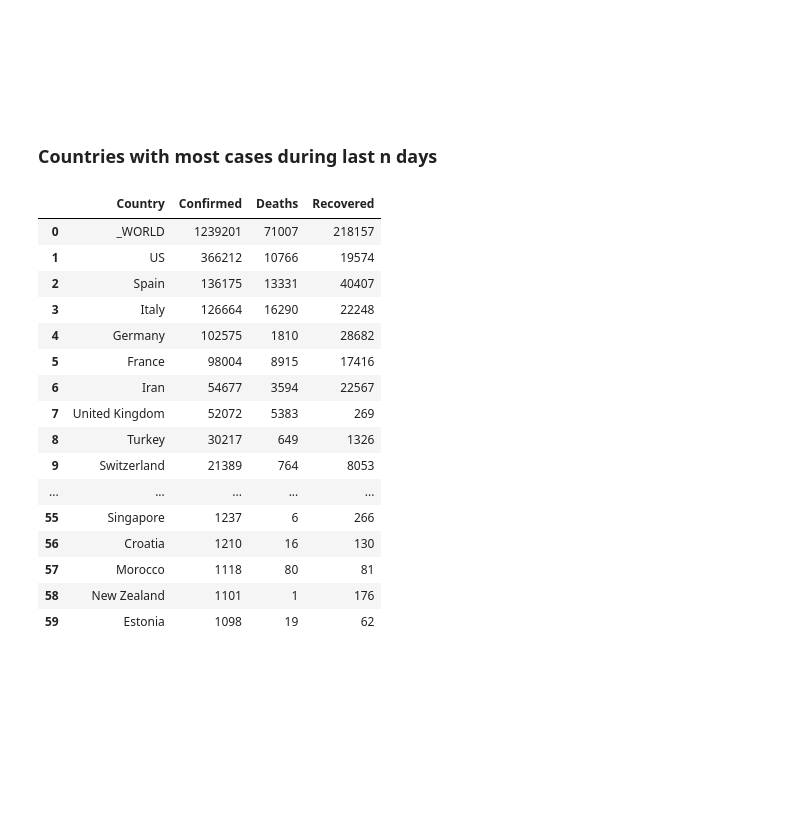
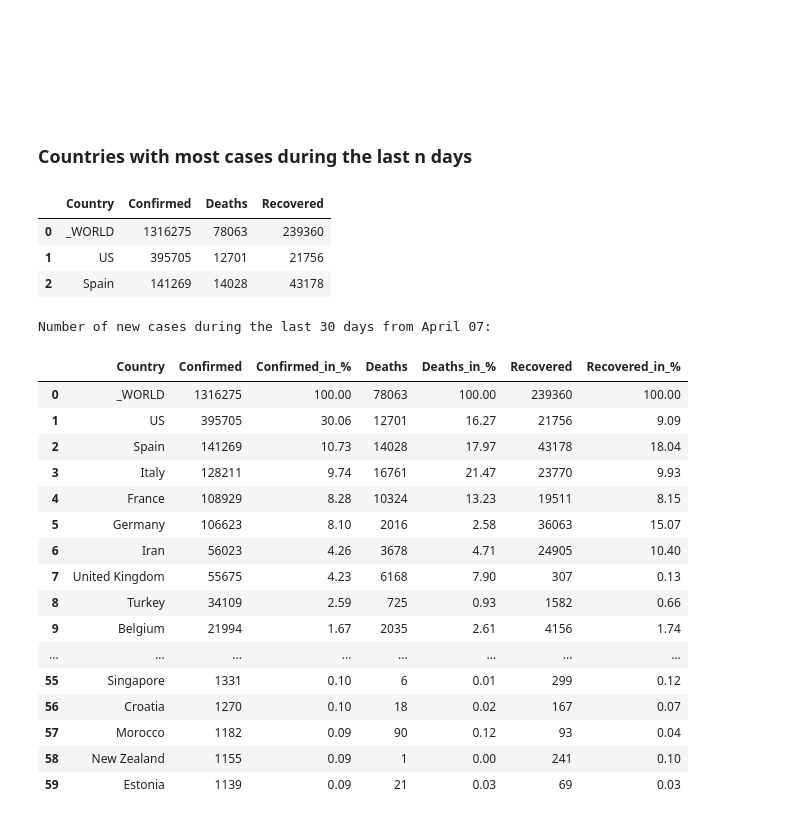
Before and after one commit to Lady3mlnm/analysis_of_different_data, a Jupyter notebook: Spread_of_COVID-19.ipynb, the cells around one changed output. Saved outputs shown, nothing was run; the diff lists cells and outputs as text; code cells hidden in the pictures; blank space fills up the shorter version.

```diff
--- a/Spread_of_COVID-19.ipynb
+++ b/Spread_of_COVID-19.ipynb
@@ -617,35 +615,58 @@ plt.show()
 <br>
 <br>
 
-### Countries with most cases during last n days
+### Countries with most cases during the last n days
 # %%
 n = 30
 
 cases_n_days = data_ac.groupby('Country') \
                               .apply(lambda gr: gr.iloc[-1] - gr.iloc[-n-1]) \
                               .reset_index()
 
 del cases_n_days['Date']
 
 cases_n_days = cases_n_days.sort_values(by='Confirmed', ascending=False) \
                            .reset_index(drop=True)
 
-cases_n_days.head(60)
+cases_n_days.head(3)
 # %% [output]
 |  | Country | Confirmed | Deaths | Recovered |
-| 0 | _WORLD | 1239201 | 71007 | 218157 |
-| 1 | US | 366212 | 10766 | 19574 |
-| 2 | Spain | 136175 | 13331 | 40407 |
-| 3 | Italy | 126664 | 16290 | 22248 |
-| 4 | Germany | 102575 | 1810 | 28682 |
-| 5 | France | 98004 | 8915 | 17416 |
-| 6 | Iran | 54677 | 3594 | 22567 |
-| 7 | United Kingdom | 52072 | 5383 | 269 |
-| 8 | Turkey | 30217 | 649 | 1326 |
-| 9 | Switzerland | 21389 | 764 | 8053 |
-| ... | ... | ... | ... | ... |
-| 55 | Singapore | 1237 | 6 | 266 |
-| 56 | Croatia | 1210 | 16 | 130 |
-| 57 | Morocco | 1118 | 80 | 81 |
-| 58 | New Zealand | 1101 | 1 | 176 |
-| 59 | Estonia | 1098 | 19 | 62 |
+| 0 | _WORLD | 1316275 | 78063 | 239360 |
+| 1 | US | 395705 | 12701 | 21756 |
+| 2 | Spain | 141269 | 14028 | 43178 |
+# %%
+cases_n_days.insert(2, 'Confirmed_in_%',
+                    round(cases_n_days['Confirmed'] / cases_n_days.loc[0, 'Confirmed'] * 100, 2)
+                   )
+
+cases_n_days.insert(4, 'Deaths_in_%',
+                    round(cases_n_days['Deaths'] / cases_n_days.loc[0, 'Deaths'] * 100, 2)
+                   )
+
+cases_n_days.insert(6, 'Recovered_in_%',
+                    round(cases_n_days['Recovered'] / cases_n_days.loc[0, 'Recovered'] * 100, 2)
+                   )
+
+last_day_in_df = data_ac[data_ac['Country'] == '_WORLD']['Date'].iloc[-1]
+print(f"Number of new cases during the last {n} days from {last_day_in_df.strftime('%B %d')}:")
+
+cases_n_days.head(60)
+# %% [output]
+Number of new cases during the last 30 days from April 07:
+|  | Country | Confirmed | Confirmed_in_% | Deaths | Deaths_in_% | Recovered | Recovered_in_% |
+| 0 | _WORLD | 1316275 | 100.00 | 78063 | 100.00 | 239360 | 100.00 |
+| 1 | US | 395705 | 30.06 | 12701 | 16.27 | 21756 | 9.09 |
+| 2 | Spain | 141269 | 10.73 | 14028 | 17.97 | 43178 | 18.04 |
+| 3 | Italy | 128211 | 9.74 | 16761 | 21.47 | 23770 | 9.93 |
+| 4 | France | 108929 | 8.28 | 10324 | 13.23 | 19511 | 8.15 |
+| 5 | Germany | 106623 | 8.10 | 2016 | 2.58 | 36063 | 15.07 |
+| 6 | Iran | 56023 | 4.26 | 3678 | 4.71 | 24905 | 10.40 |
+| 7 | United Kingdom | 55675 | 4.23 | 6168 | 7.90 | 307 | 0.13 |
+| 8 | Turkey | 34109 | 2.59 | 725 | 0.93 | 1582 | 0.66 |
+| 9 | Belgium | 21994 | 1.67 | 2035 | 2.61 | 4156 | 1.74 |
+| ... | ... | ... | ... | ... | ... | ... | ... |
+| 55 | Singapore | 1331 | 0.10 | 6 | 0.01 | 299 | 0.12 |
+| 56 | Croatia | 1270 | 0.10 | 18 | 0.02 | 167 | 0.07 |
+| 57 | Morocco | 1182 | 0.09 | 90 | 0.12 | 93 | 0.04 |
+| 58 | New Zealand | 1155 | 0.09 | 1 | 0.00 | 241 | 0.10 |
+| 59 | Estonia | 1139 | 0.09 | 21 | 0.03 | 69 | 0.03 |
```
Also changed, not shown: parts of 21 cells of this notebook, 1 other file.
